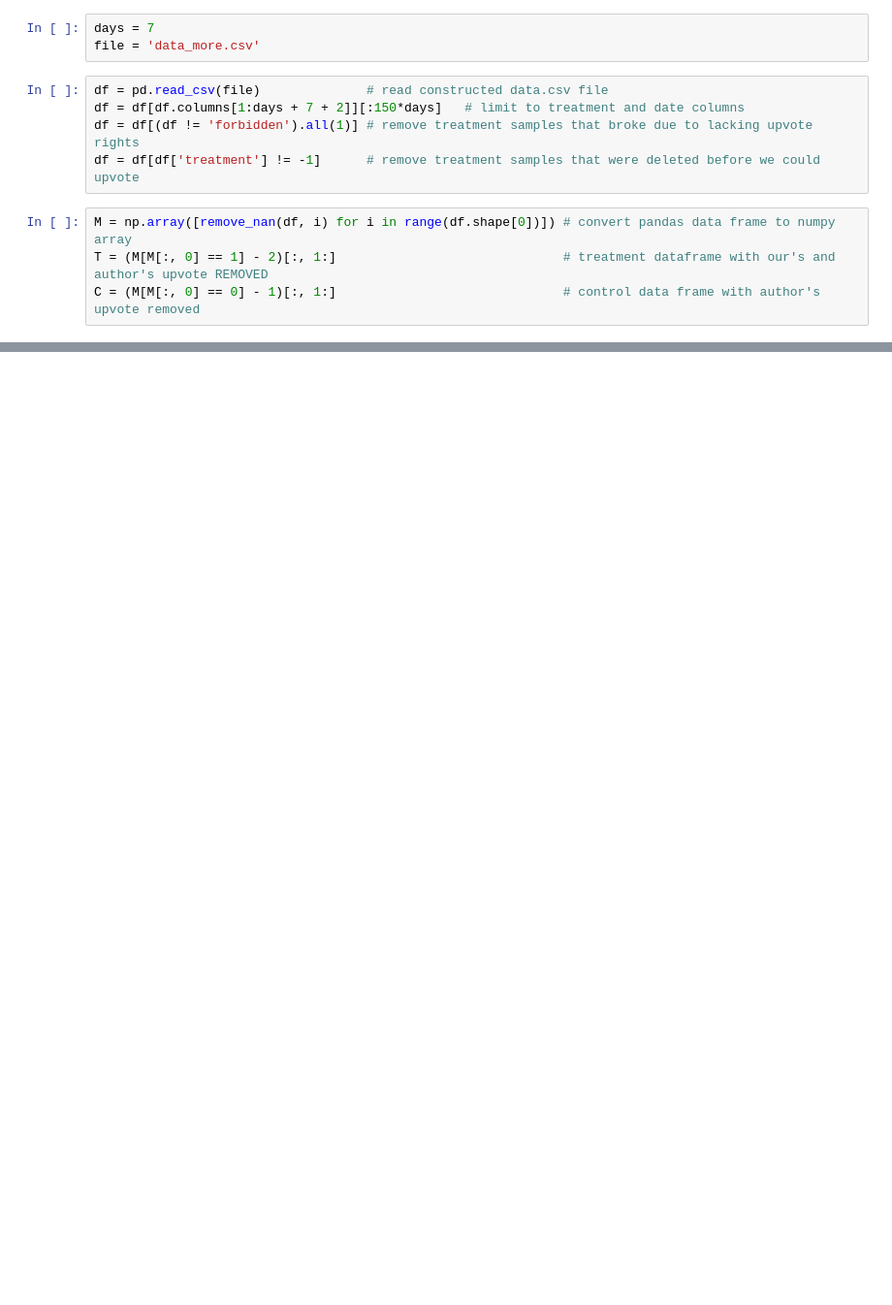
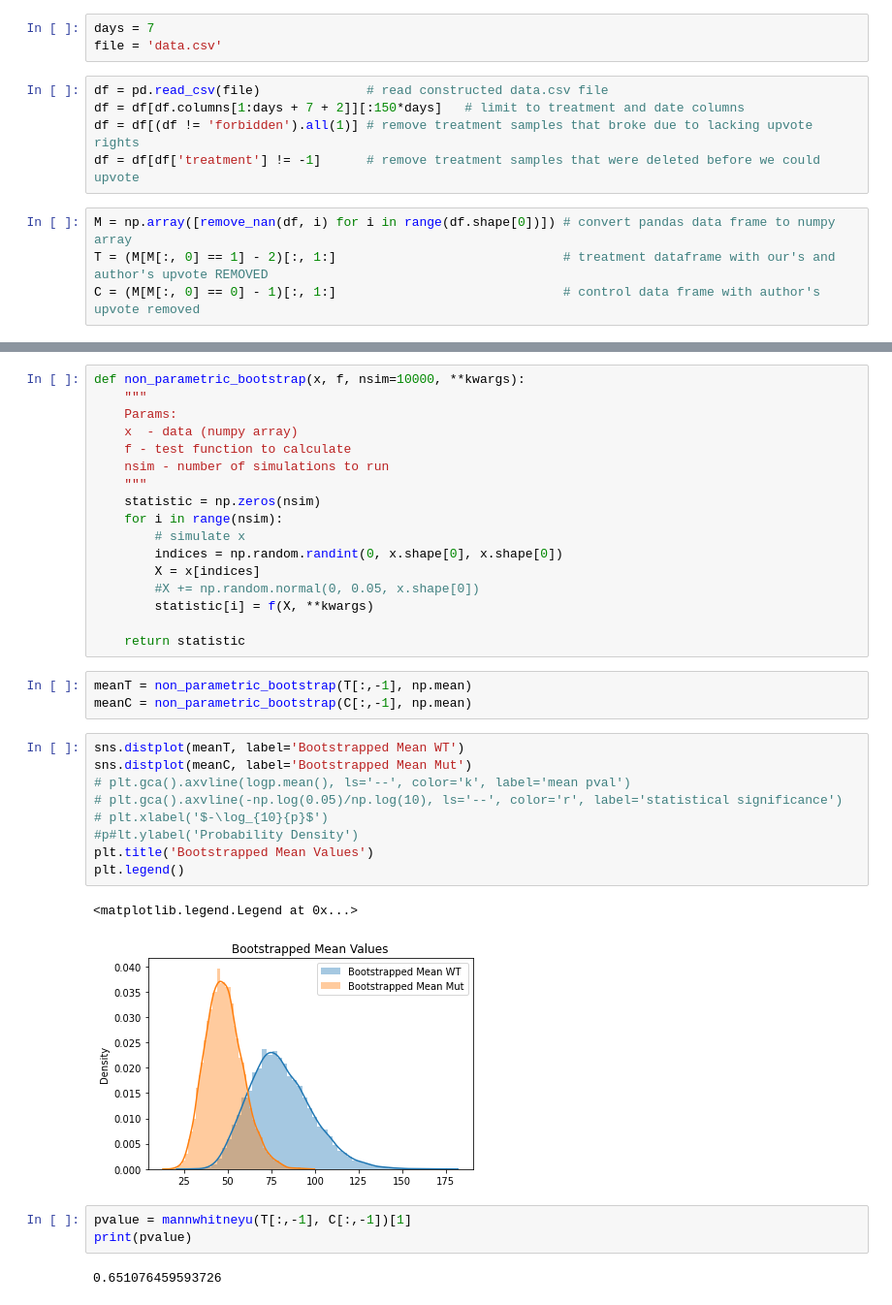
Before and after one commit to syrkis/reddedit, a Jupyter notebook: analysis.ipynb, the cells around one changed output, grey strips where cells are left out. Shown at 97% size. Saved outputs shown, nothing was run; the diff lists cells and outputs as text; blank space fills up the shorter version.

```diff
--- a/analysis.ipynb
+++ b/analysis.ipynb
@@ -14,6 +16,6 @@ bootstrap   = lambda X: np.random.choice(len(X), len(X), replace=True)
 # %%
 days = 7
-file = 'data_more.csv'
+file = 'data.csv'
 # %%
 df = pd.read_csv(file)              # read constructed data.csv file
 df = df[df.columns[1:days + 7 + 2]][:150*days]   # limit to treatment and date columns
@@ -46,0 +59,37 @@ for p_val, thresh in zip(p_vals, threshs):           # loop through threshs
+# %%
+def non_parametric_bootstrap(x, f, nsim=10000, **kwargs):
+    """
+    Params:
+    x  - data (numpy array)
+    f - test function to calculate
+    nsim - number of simulations to run
+    """
+    statistic = np.zeros(nsim)
+    for i in range(nsim):
+        # simulate x
+        indices = np.random.randint(0, x.shape[0], x.shape[0])
+        X = x[indices]
+        #X += np.random.normal(0, 0.05, x.shape[0])
+        statistic[i] = f(X, **kwargs)
+
+    return statistic
+# %%
+meanT = non_parametric_bootstrap(T[:,-1], np.mean)
+meanC = non_parametric_bootstrap(C[:,-1], np.mean)
+# %%
+sns.distplot(meanT, label='Bootstrapped Mean WT')
+sns.distplot(meanC, label='Bootstrapped Mean Mut')
+# plt.gca().axvline(logp.mean(), ls='--', color='k', label='mean pval')
+# plt.gca().axvline(-np.log(0.05)/np.log(10), ls='--', color='r', label='statistical significance')
+# plt.xlabel('$-\log_{10}{p}$')
+#p#lt.ylabel('Probability Density')
+plt.title('Bootstrapped Mean Values')
+plt.legend()
+# %% [output]
+<matplotlib.legend.Legend at 0x...>
+[figure, added]
+# %%
+pvalue = mannwhitneyu(T[:,-1], C[:,-1])[1]
+print(pvalue)
+# %% [output]
+0.651076459593726
```
Also changed, not shown: parts of 13 cells of this notebook.
